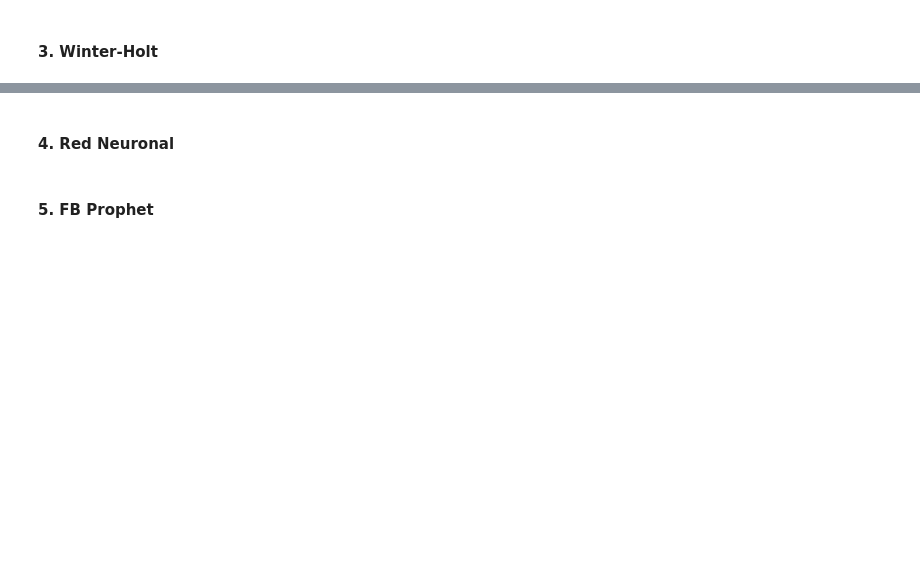
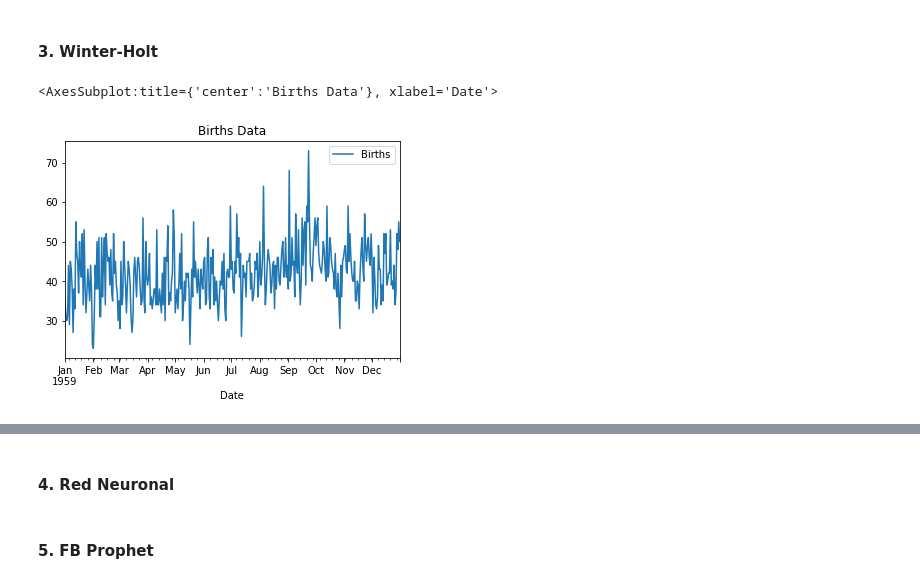
Before and after one commit to CamilaGO/Lab7-ds, a Jupyter notebook: Laboratorio 7 - Female Births.ipynb, the cells around one changed output, grey strips where cells are left out. Drawn from its saved outputs; the diff is of its cells as text; code cells hidden in the pictures; blank space fills up the shorter version.

```diff
--- a/Laboratorio 7 - Female Births.ipynb
+++ b/Laboratorio 7 - Female Births.ipynb
@@ -159,0 +186,6 @@ def AlisamientoExponencial(historia, t, d, s, p, b, r):
+# %%
+# plotting the original data
+df_1[['Births']].plot(title='Births Data')
+# %% [output]
+<AxesSubplot:title={'center':'Births Data'}, xlabel='Date'>
+[figure, added]
```
Also changed, not shown: parts of 17 cells of this notebook.
